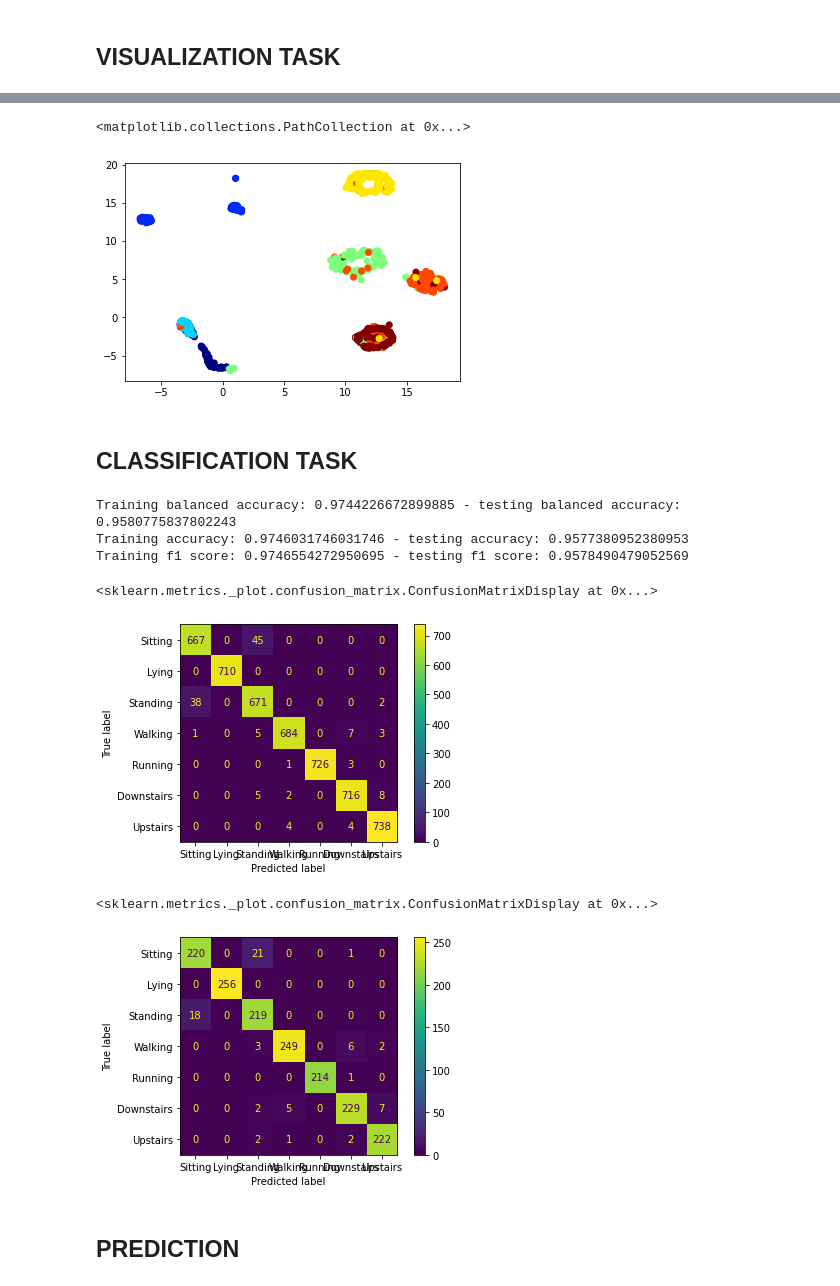
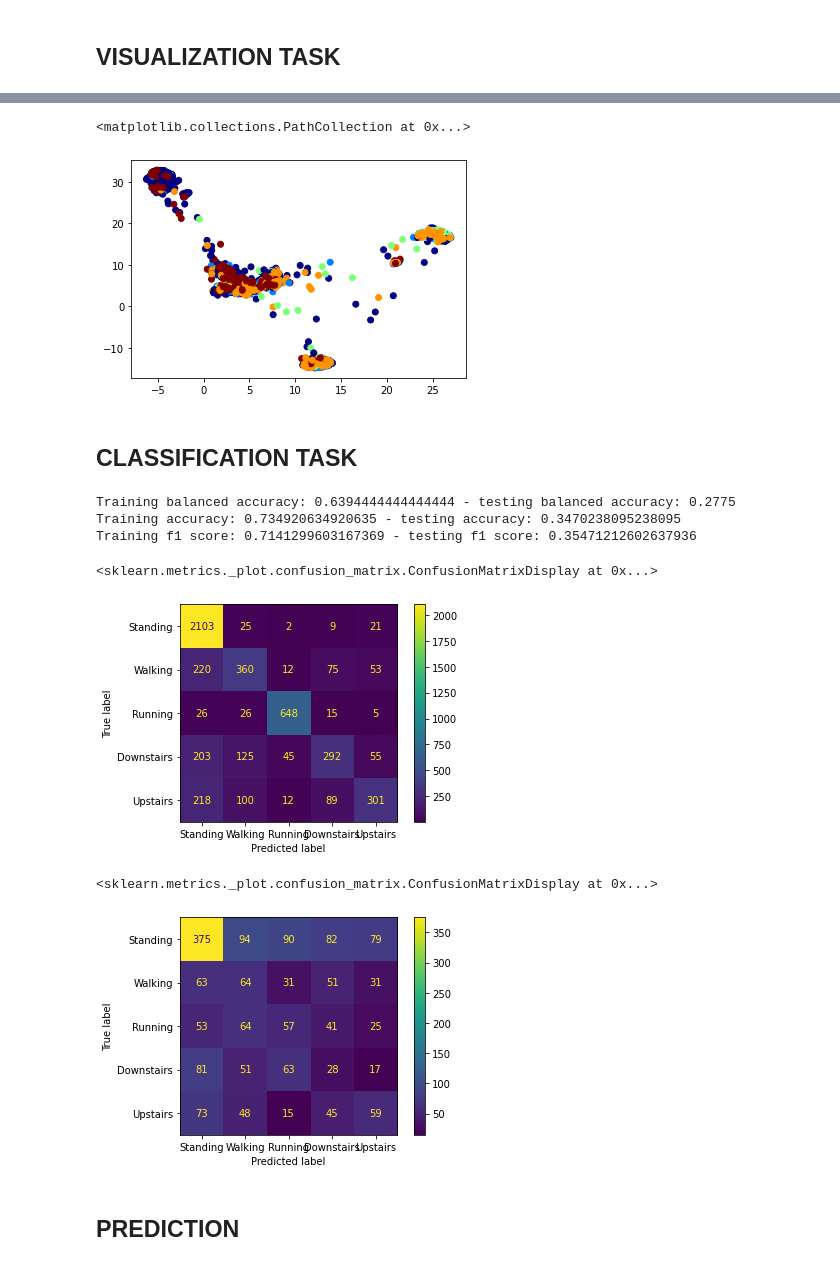
Before and after one commit to texsmv/mts_feature_learning, a Jupyter notebook: har_contrastive.ipynb, the cells around one changed output, grey strips where cells are left out. Cells and saved outputs as stored; diff of their text form; code cells hidden in the pictures.

```diff
--- a/har_contrastive.ipynb
+++ b/har_contrastive.ipynb
@@ -5,16 +5,16 @@
 %autoreload 2
 
 import numpy as np
-from source.read_HAR_dataset import read_har_dataset, har_dimensions
+from source.read_HAR_dataset import read_har_dataset, har_dimensions, har_activities_map
 from source.utils import create_dir
 import os
 
 # Shuffle all data from all participants (SHOULD BE ONLY USED TO FIND THE BEST MODEL)
-SHUFFLE_ALL = True
+SHUFFLE_ALL = False
 LOSS = "SupConLoss" # "Contrastive" or "Triplet"  or "SupConLoss" or "SimCLR"
-SUBSEC_PORC = 0.75 # Porcentage of the window to be used as a sub-sequence
+SUBSEC_PORC = 0.9 # Porcentage of the window to be used as a sub-sequence
 FEAT_DIM = 16 # Dimension of the code of input to the LOSS criterion (IS NOT THE FEATERURE DIMENSION!!)
-EPOCHS   = 80 # You know ...
+EPOCHS   = 8 # You know ...
 EXP_DIR = 'experiments'
 
 mode = 'shuffle' if SHUFFLE_ALL else 'noshuffle'
@@ -33,6 +33,8 @@ activities = [
     "Downstairs",
     "Upstairs"
 ]
+
+har_activities = activities
 # %% [output]
 The autoreload extension is already loaded. To reload it, use:
   %reload_ext autoreload
@@ -54,3 +55,18 @@ Val IDS: [0, 6]
+# %%
+y_train[y_train==0] = 0
+y_train[y_train==1] = 0
+y_train[y_train==2] = 0
+y_val[y_val==0] = 0
+y_val[y_val==1] = 0
+y_val[y_val==2] = 0
+y_test[y_test==0] = 0
+y_test[y_test==1] = 0
+y_test[y_test==2] = 0
+
+for i in range(3, len(har_activities)):
+    y_train[y_train==i] = i - 2
+    y_test[y_test==i] = i - 2
+    y_val[y_val==i] = i - 2
 # %%
 def shuffle_data(train_list, test_list, val_list, shuffled_indices):
     X = np.concatenate([train_list, test_list, val_list], axis=0)
@@ -222,6 +272,6 @@ test_repr = model.encode(X_test_f.transpose(0, 2, 1), device)
 # %%
 import umap
 reducer = umap.UMAP(n_components = 2)
-# reducer.fit(train_repr, y=y_train)
-reducer.fit(train_repr)
+reducer.fit(train_repr, y=y_train)
+# reducer.fit(train_repr)
 # %% [output]
@@ -248,7 +299,7 @@ ax.add_artist(legend1)
 plt.scatter(test_coords[:, 0], test_coords[:, 1], c = y_test, cmap='jet')
 # %% [output]
 <matplotlib.collections.PathCollection at 0x...>
-[figure, old version]
+[figure, new version]
 # %% [markdown]
 ## CLASSIFICATION TASK
 # %%
@@ -283,25 +334,25 @@ print("Training balanced accuracy: {} - testing balanced accuracy: {}".format(ba
 print("Training accuracy: {} - testing accuracy: {}".format(acc_tr, acc_te))
 print("Training f1 score: {} - testing f1 score: {}".format(f1_tr, f1_te))
 # %% [output]
-Training balanced accuracy: 0.9744226672899885 - testing balanced accuracy: 0.9580775837802243
-Training accuracy: 0.9746031746031746 - testing accuracy: 0.9577380952380953
-Training f1 score: 0.9746554272950695 - testing f1 score: 0.9578490479052569
+Training balanced accuracy: 0.6394444444444444 - testing balanced accuracy: 0.2775
+Training accuracy: 0.734920634920635 - testing accuracy: 0.3470238095238095
+Training f1 score: 0.7141299603167369 - testing f1 score: 0.35471212602637936
 # %%
 from sklearn.metrics import confusion_matrix, ConfusionMatrixDisplay
 
 cm_train = confusion_matrix(y_train, train_pred)
-disp = ConfusionMatrixDisplay(confusion_matrix=cm_train, display_labels= activities)
+disp = ConfusionMatrixDisplay(confusion_matrix=cm_train, display_labels= activities[2:])
 disp.plot()
 # %% [output]
 <sklearn.metrics._plot.confusion_matrix.ConfusionMatrixDisplay at 0x...>
-[figure, old version]
+[figure, new version]
 # %%
 cm_test = confusion_matrix(y_test, test_pred)
-disp = ConfusionMatrixDisplay(confusion_matrix=cm_test, display_labels= activities)
+disp = ConfusionMatrixDisplay(confusion_matrix=cm_test, display_labels= activities[2:])
 disp.plot()
 # %% [output]
 <sklearn.metrics._plot.confusion_matrix.ConfusionMatrixDisplay at 0x...>
-[figure, old version]
+[figure, new version]
 # %% [markdown]
 ## PREDICTION
 # %%
```
Also changed, not shown: parts of 9 cells of this notebook, 39 other files.
